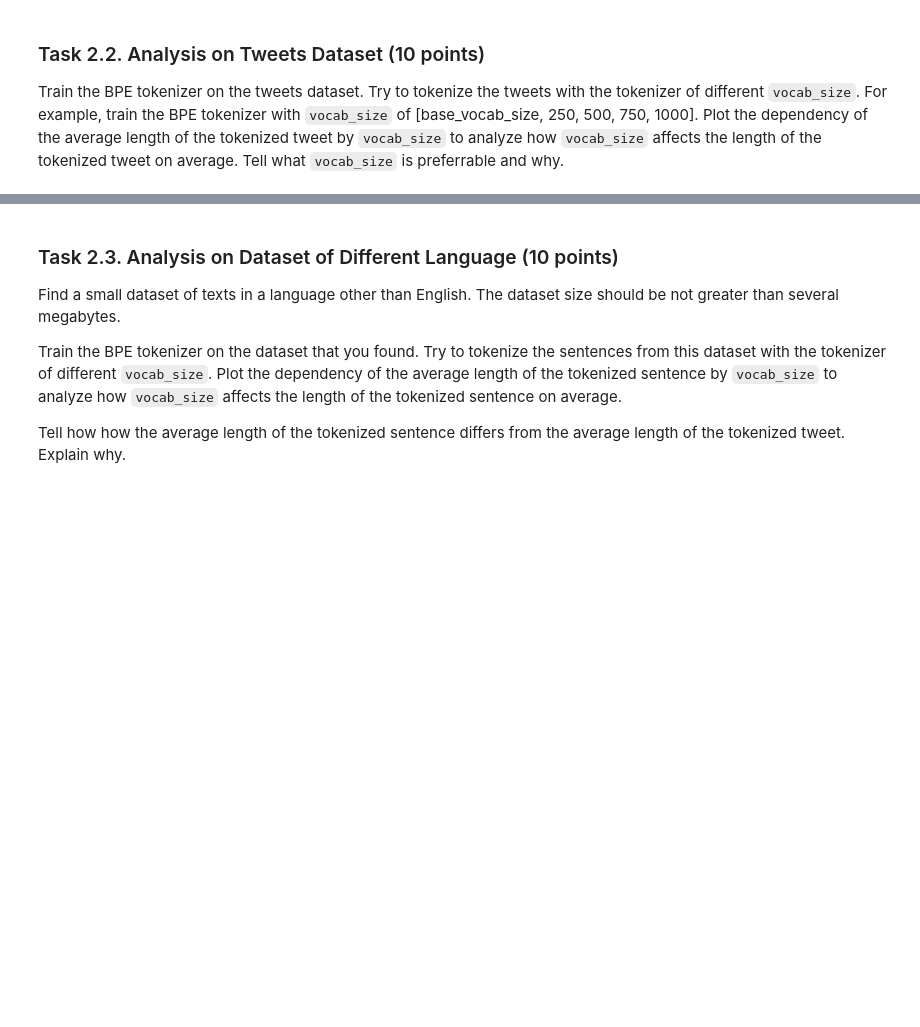
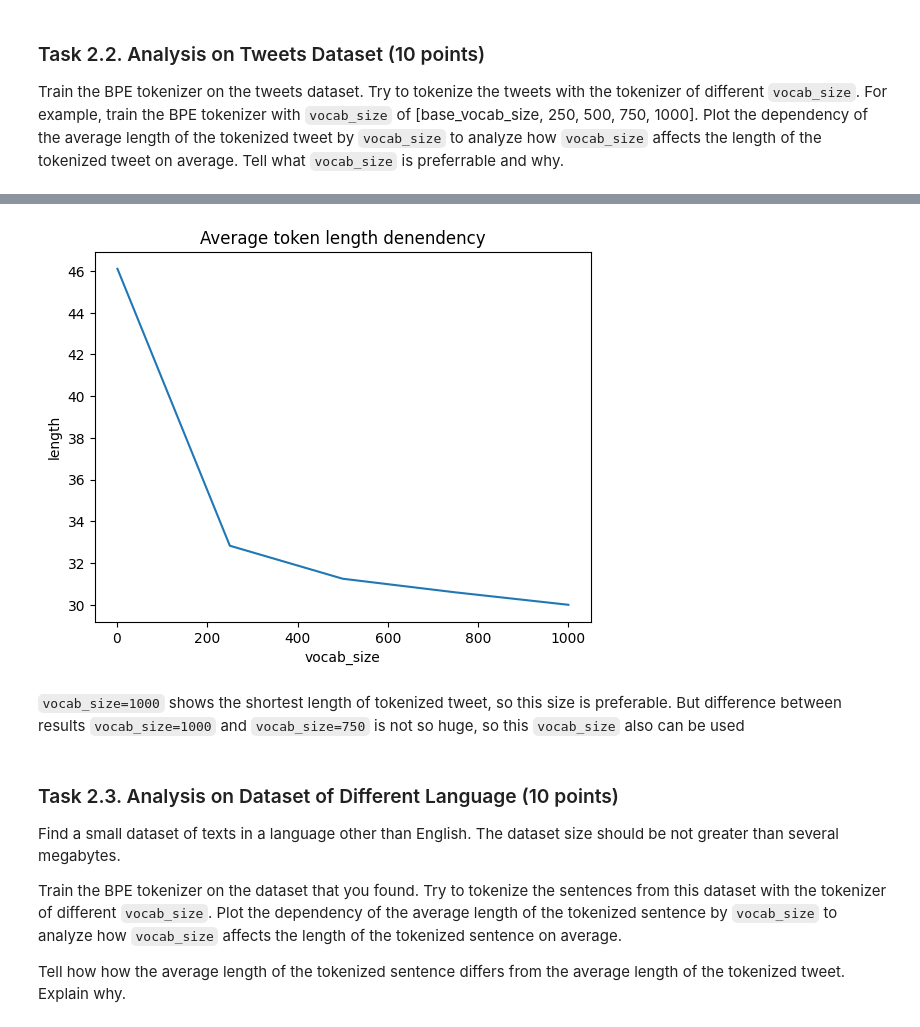
Before and after one commit to veriFCKation/nlp_assignment, a Jupyter notebook: Assignment1/Assignment1.ipynb, the cells around one changed output, grey strips where cells are left out. Saved outputs shown, nothing was run; the diff lists cells and outputs as text; code cells hidden in the pictures; blank space fills up the shorter version.

```diff
--- a/Assignment1/Assignment1.ipynb
+++ b/Assignment1/Assignment1.ipynb
@@ -155,0 +326,16 @@ Train the BPE tokenizer on the tweets dataset. Try to tokenize the tweets with t
+# %%
+#training
+bpeBS = BPETokenizer(1)
+bpeBS.train(data_tweets)
+
+bpe250 = BPETokenizer(250)
+bpe250.train(data_tweets)
+
+bpe500 = BPETokenizer(500)
+bpe500.train(data_tweets)
+
+bpe750 = BPETokenizer(750)
+bpe750.train(data_tweets)
+
+bpe1000 = BPETokenizer(1000)
+bpe1000.train(data_tweets)
@@ -156,3 +370,34 @@ Train the BPE tokenizer on the tweets dataset. Try to tokenize the tweets with t
+# %%
+bpe_results = [0, 0, 0, 0, 0]
+for tweet in data_tweets:
+  rezBS = bpeBS.tokenize(tweet)
+  bpe_results[0] += len(rezBS)
+
+  rez250 = bpe250.tokenize(tweet)
+  bpe_results[1] += len(rez250)
+
+  rez500 = bpe500.tokenize(tweet)
+  bpe_results[2] += len(rez500)
+
+  rez750 = bpe750.tokenize(tweet)
+  bpe_results[3] += len(rez750)
+
+  rez1000 = bpe1000.tokenize(tweet)
+  bpe_results[4] += len(rez1000)
+
+for i in range(5):
+  bpe_results[i] = bpe_results[i] / len(data_tweets)
+# %%
+val = [1, 250, 500, 750, 1000]
+plt.plot(val, bpe_results)
+plt.title("Average token length denendency")
+plt.ylabel("length")
+plt.xlabel("vocab_size")
+plt.show()
+# %% [output]
+[figure, added]
+# %% [markdown]
+`vocab_size=1000` shows the shortest length of tokenized tweet, so this size is preferable. But difference between results `vocab_size=1000` and `vocab_size=750` is not so huge, so this `vocab_size` also can be used
 # %% [markdown]
 ### Task 2.3. Analysis on Dataset of Different Language (10 points)
 
```
Also changed, not shown: parts of 10 cells of this notebook.
